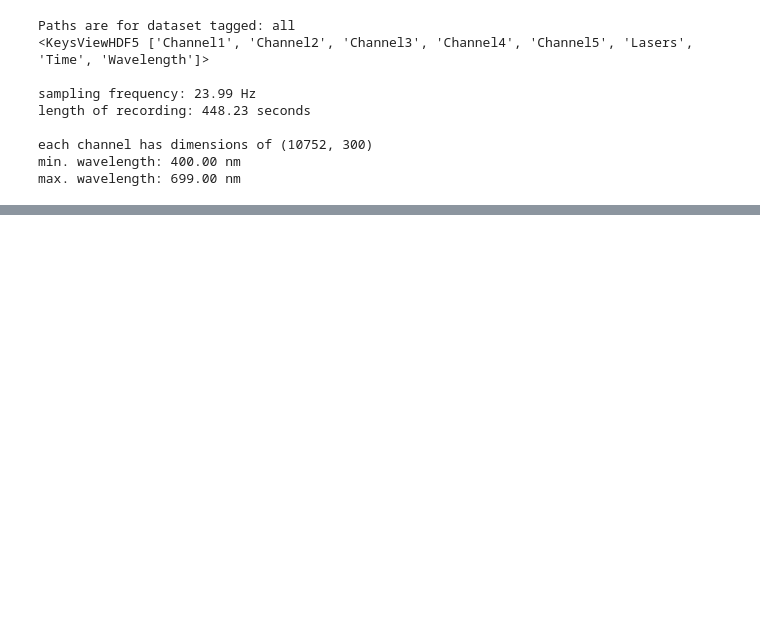
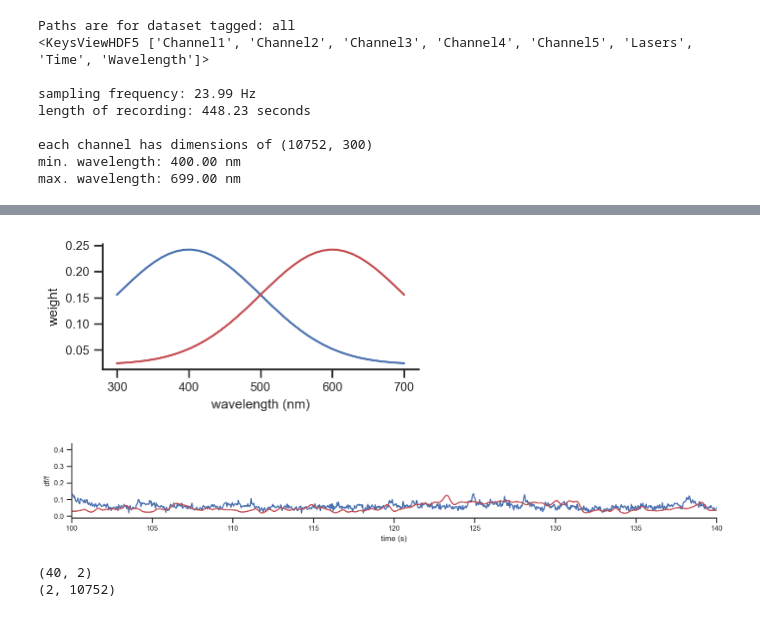
Before and after one commit to AllenInstitute/sourcesep, a Jupyter notebook: notebooks/22_nmf_implement.ipynb, the cells around one changed output, grey strips where cells are left out. Cells and saved outputs as stored; diff of their text form; code cells hidden in the pictures; blank space fills up the shorter version.

```diff
--- a/notebooks/22_nmf_implement.ipynb
+++ b/notebooks/22_nmf_implement.ipynb
@@ -206,0 +94,44 @@ nd_ = W.T @ W @ H
+# %%
+from scipy.stats import norm
+
+l = np.linspace(300, 700, 40)
+
+w1 = norm.pdf(l, loc=400, scale=100)
+w1 = w1/np.max(w1) + 0.1
+w1 = w1/np.linalg.norm(w1)
+
+w2 = norm.pdf(l, loc=600, scale=100)
+w2 = w2/np.max(w2) + 0.1
+w2 = w2/np.linalg.norm(w2)
+
+f, ax = plt.subplots(1, 1, figsize=(4, 2))
+ax.plot(l, w1, c='b')
+ax.plot(l, w2, c='r')
+ax.set(xlabel='wavelength (nm)', ylabel='weight')
+plt.tight_layout()
+plt.show()
+
+x1 = dff_signal
+x2 = dff_signal_smooth
+x1 = x1 + np.abs(np.min(x1)) + 1e-2
+x2 = x2 + np.abs(np.min(x2)) + 1e-2
+
+f, ax = plt.subplots(1, 1, figsize=(12, 2))
+ax.plot(t, x1, c='b')
+ax.plot(t, x2, c='r')
+ax.set(xlabel='time (s)', ylabel='df/f', xlim=(100, 140))
+plt.tight_layout()
+plt.show()
+# %% [output]
+[figure, added]
+[figure, added]
+# %%
+X = np.vstack([x1,x2])
+A = np.vstack([w1,w2])
+A = A.T
+
+print(A.shape)
+print(X.shape)
+# %% [output]
+(40, 2)
+(2, 10752)
```
Also changed, not shown: parts of 28 cells of this notebook, 3 other files.
